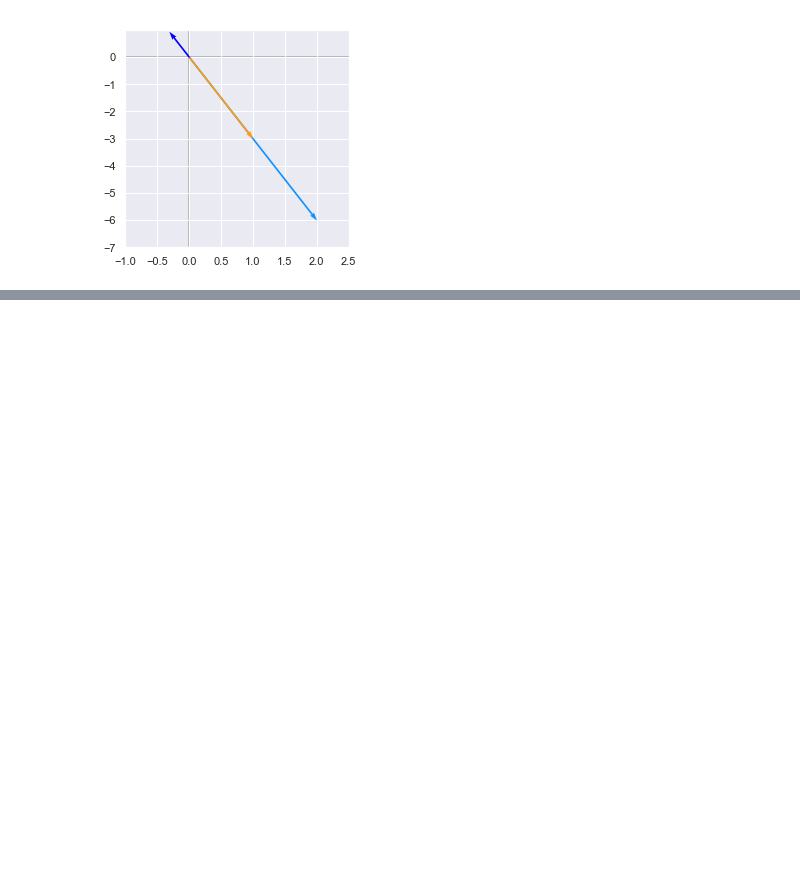
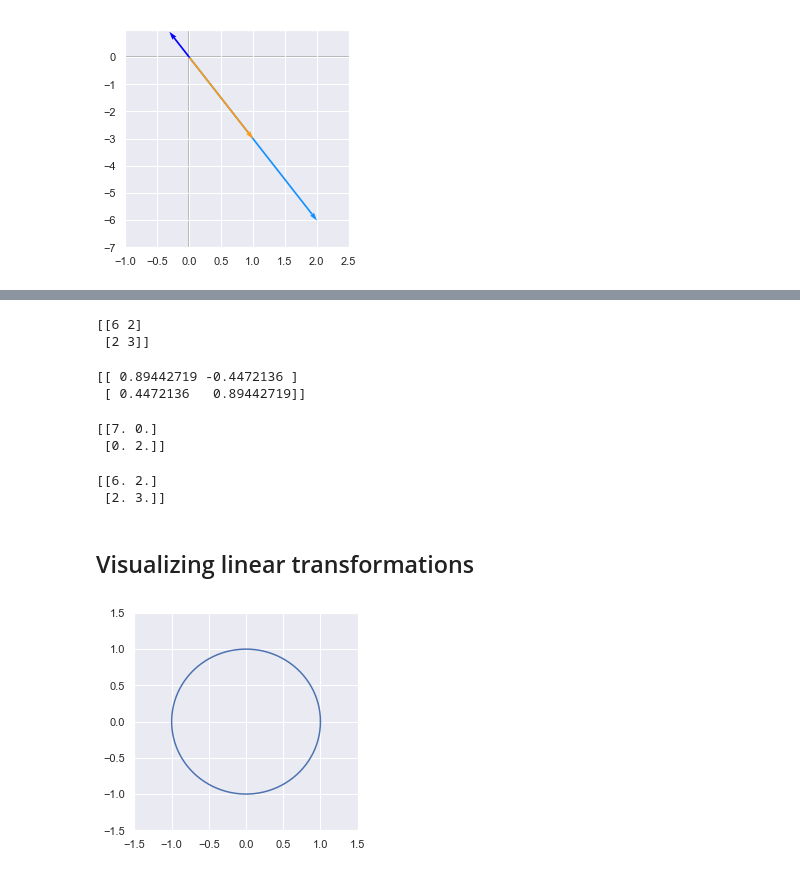
Before and after one commit to GAnagno/Dimensionality-Reduction, a Jupyter notebook: Eigendecomposition.ipynb, the cells around one changed output, grey strips where cells are left out. Saved outputs shown, nothing was run; the diff lists cells and outputs as text; code cells hidden in the pictures; blank space fills up the shorter version.

```diff
--- a/Eigendecomposition.ipynb
+++ b/Eigendecomposition.ipynb
@@ -131,0 +159,37 @@ plt.show()
+# %%
+A = np.array([[6, 2], [2, 3]])
+print(A)
+# %% [output]
+[[6 2]
+ [2 3]]
+# %%
+eigVals, eigVecs = np.linalg.eig(A)
+print(eigVecs)
+# %% [output]
+[[ 0.89442719 -0.4472136 ]
+ [ 0.4472136   0.89442719]]
+# %%
+eigVals = np.diag(eigVals)
+print(eigVals)
+# %% [output]
+[[7. 0.]
+ [0. 2.]]
+# %%
+print(eigVecs.dot(eigVals).dot(eigVecs.T))
+# %% [output]
+[[6. 2.]
+ [2. 3.]]
+# %% [markdown]
+## Visualizing linear transformations
+# %%
+t = np.linspace(0, 2*np.pi, 100)
+x = np.cos(t)
+y = np.sin(t)
+
+plt.figure()
+plt.plot(x, y)
+plt.xlim(-1.5, 1.5)
+plt.ylim(-1.5, 1.5)
+plt.show()
+# %% [output]
+[figure, added]
```
Also changed, not shown: parts of 9 cells of this notebook.
